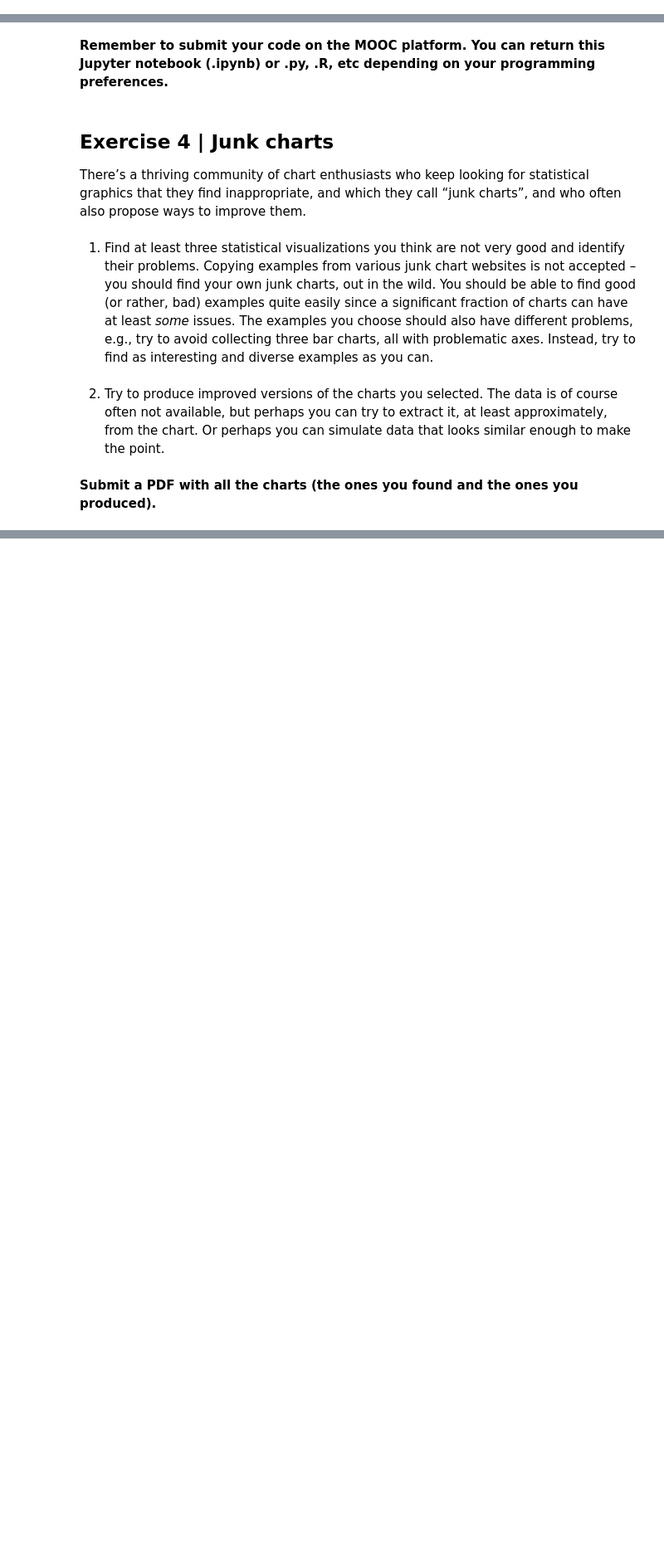
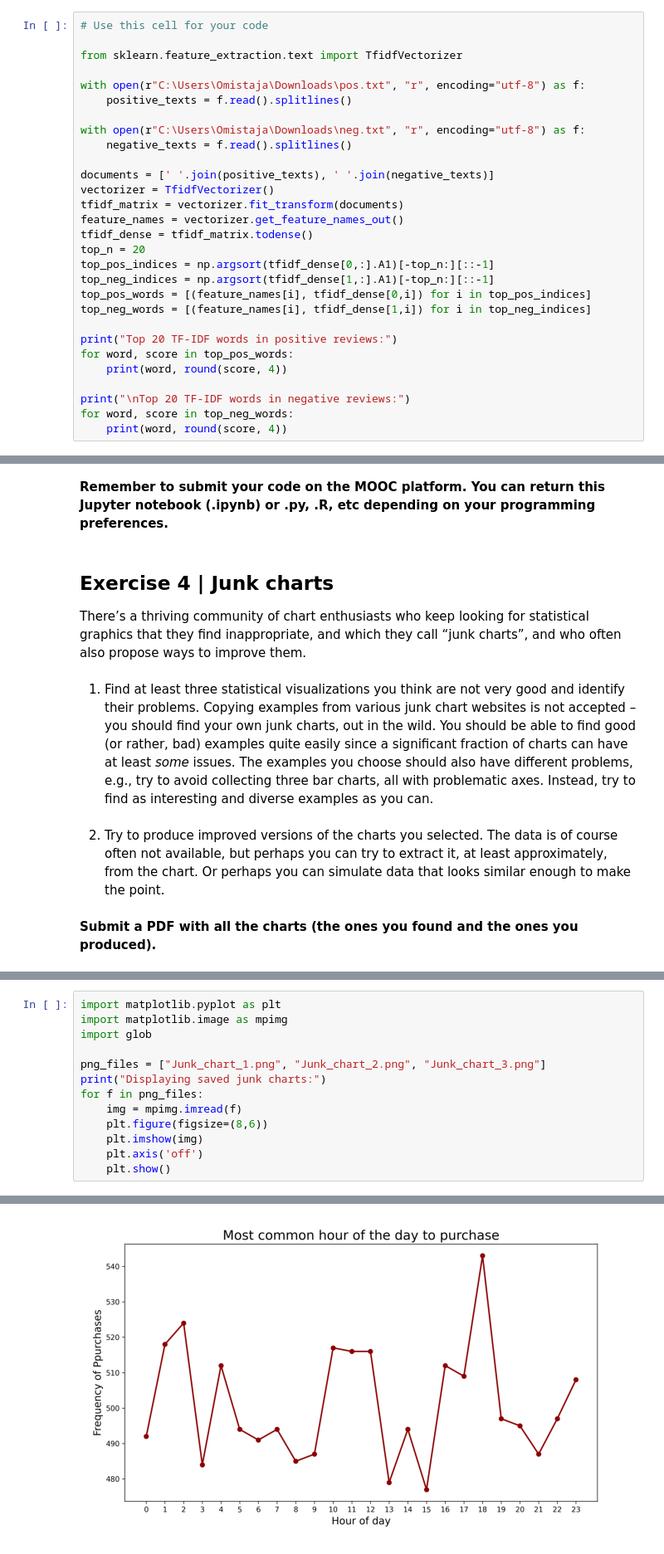
Before and after one commit to leeleisya/Exploratory_data_analysis_and_visualization, a Jupyter notebook: Explonatory_data_analysis_and_visualization.ipynb, the cells around one changed output, grey strips where cells are left out. Shown at 83% size. Saved outputs shown, nothing was run; the diff lists cells and outputs as text; blank space fills up the shorter version.

```diff
--- a/Explonatory_data_analysis_and_visualization.ipynb
+++ b/Explonatory_data_analysis_and_visualization.ipynb
@@ -137,0 +417,29 @@ This exercise is related to the second exercise from last week. Find the saved <
+# %%
+# Use this cell for your code
+
+from sklearn.feature_extraction.text import TfidfVectorizer
+
+with open(r"C:\Users\Omistaja\Downloads\pos.txt", "r", encoding="utf-8") as f:
+    positive_texts = f.read().splitlines()
+
+with open(r"C:\Users\Omistaja\Downloads\neg.txt", "r", encoding="utf-8") as f:
+    negative_texts = f.read().splitlines()
+
+documents = [' '.join(positive_texts), ' '.join(negative_texts)]
+vectorizer = TfidfVectorizer()
+tfidf_matrix = vectorizer.fit_transform(documents)
+feature_names = vectorizer.get_feature_names_out()
+tfidf_dense = tfidf_matrix.todense()
+top_n = 20
+top_pos_indices = np.argsort(tfidf_dense[0,:].A1)[-top_n:][::-1]
+top_neg_indices = np.argsort(tfidf_dense[1,:].A1)[-top_n:][::-1]
+top_pos_words = [(feature_names[i], tfidf_dense[0,i]) for i in top_pos_indices]
+top_neg_words = [(feature_names[i], tfidf_dense[1,i]) for i in top_neg_indices]
+
+print("Top 20 TF-IDF words in positive reviews:")
+for word, score in top_pos_words:
+    print(word, round(score, 4))
+
+print("\nTop 20 TF-IDF words in negative reviews:")
+for word, score in top_neg_words:
+    print(word, round(score, 4))
@@ -155,0 +522,14 @@ There’s a thriving community of chart enthusiasts who keep looking for statist
+# %%
+import matplotlib.pyplot as plt
+import matplotlib.image as mpimg
+import glob
+
+png_files = ["Junk_chart_1.png", "Junk_chart_2.png", "Junk_chart_3.png"]
+print("Displaying saved junk charts:")
+for f in png_files:
+    img = mpimg.imread(f)
+    plt.figure(figsize=(8,6))
+    plt.imshow(img)
+    plt.axis('off')
+    plt.show()
+# %% [output]
@@ -155,0 +537 @@ There’s a thriving community of chart enthusiasts who keep looking for statist
+[figure, added]
```
Also changed, not shown: parts of 39 cells of this notebook, 14 other files.
